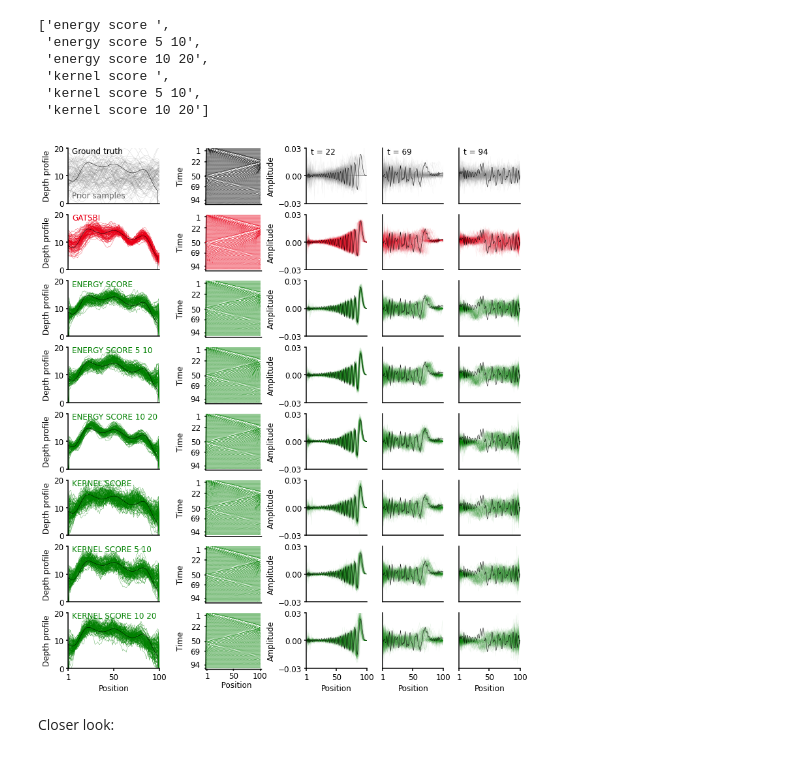
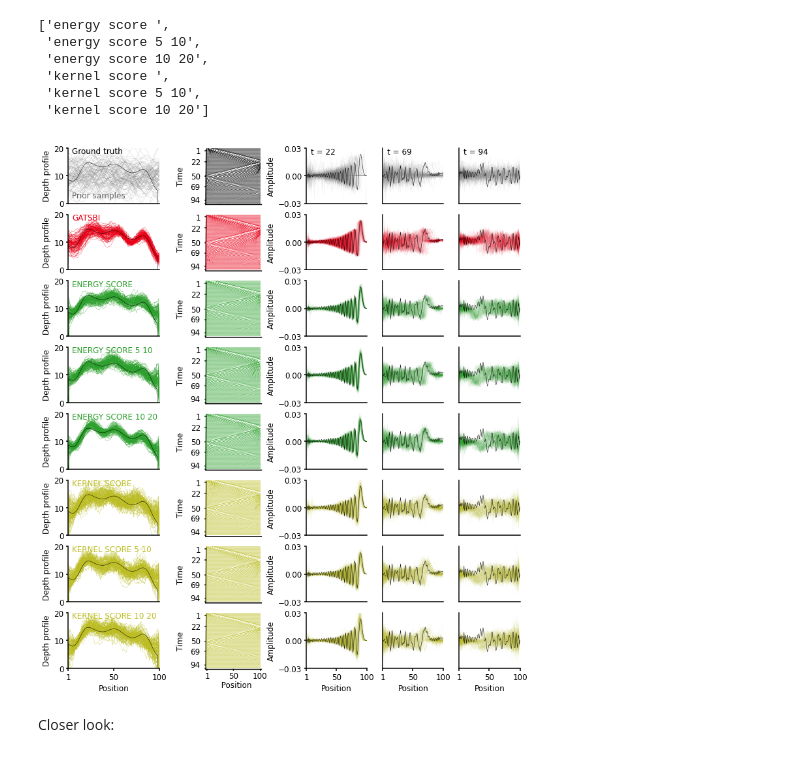
Before and after one commit to LoryPack/LFI_gen_networks_SRs, a Jupyter notebook: plotting_code/shallow_water.ipynb, the cells around one changed output. Cells and saved outputs as stored; diff of their text form; code cells hidden in the pictures.

Commit message:
Update shallow water figure colors

```diff
--- a/plotting_code/shallow_water.ipynb
+++ b/plotting_code/shallow_water.ipynb
@@ -746,7 +746,7 @@ colors = {"groundtruth": "k",
           "npe": "#0078B9",
           "nre": "#78ADD1",
           "nle": "#8BBAD9"}
-colors.update({name: "#008000" for name in my_names_list})  # add my methods
+colors.update({name: ("tab:green" if "energy" in name else "tab:olive") for name in my_names_list})  # add my methods
 
 line_alpha = 0.95
 line_width = 0.3
@@ -1003,7 +1003,7 @@ colors = {"groundtruth": "k",
           "npe": "#0078B9",
           "nre": "#78ADD1",
           "nle": "#8BBAD9"}
-colors.update({name: "#008000" for name in my_names_list})  # add my methods
+colors.update({name: ("tab:green" if "energy" in name else "tab:olive") for name in my_names_list})  # add my methods
 
 line_alpha = 0.95
 line_width = 0.3
@@ -1032,34 +1032,34 @@ with mpl.rc_context(fname='./matplotlibrc'):
                     ax,
                     methods[row],
                     method_names[row],
                     hide_x=True if row != (nrows-1) else False,
                 )
 
             elif col == 1:
                 ax = fig.add_subplot(spec[row, col], projection='3d')
                 ax = plot_waves(
                     ax,
                     methods[row],
                     hide_x=True if row != (nrows-1) else False,
                 )
 
             elif col > 1:
                 ax = fig.add_subplot(spec[row, col])
                 ax = plot_waves_zoom_in(
                     ax,
                     methods[row],
                     timepoints[col-2],
                     hide_t=True if row != 0 else False,
                     hide_y=True if col > 2 else False,
                     hide_x=True if row != (nrows-1) else False,
                 )
 
     # Note: These positions might look bad in the preview but turn out well on pdf export
     panel_x = 0.07
 
     plt.savefig("plots/shallow_water_model/shallow_water_model_all_methods.pdf")
 # %% [output]
-[figure, old version]
+[figure, new version]
 # %% [markdown]
 Closer look:
 # %%
```
Also changed, not shown: parts of 1 cell of this notebook, 2 other files.
